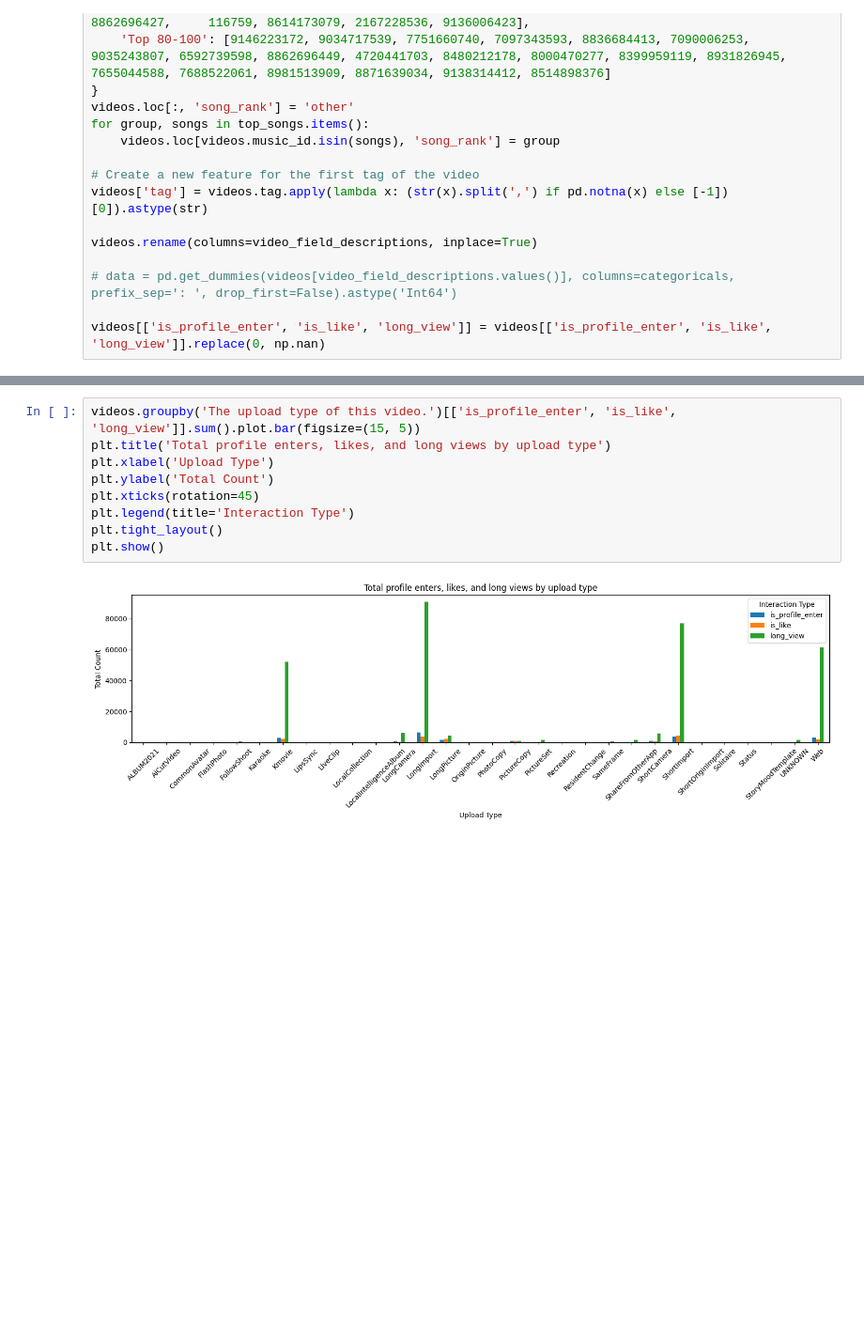
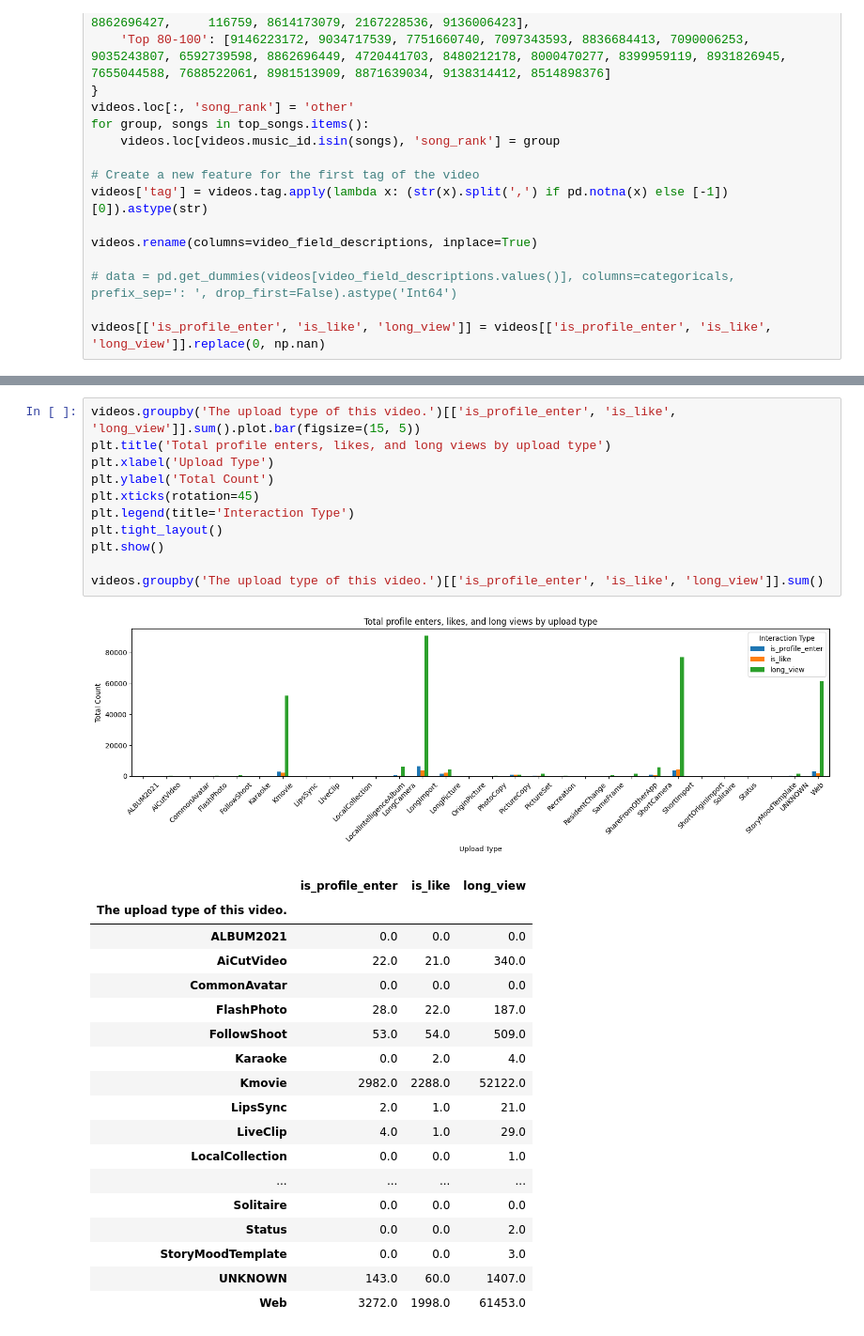
Before and after one commit to RobertDeLaCruzNEU/CS7180-GROUP-007-RecSys, a Jupyter notebook: students/rob/Video EDA.ipynb, the cells around one changed output, grey strips where cells are left out. Shown at 94% size. Drawn from its saved outputs; the diff is of its cells as text; blank space fills up the shorter version.

```diff
--- a/students/rob/Video EDA.ipynb
+++ b/students/rob/Video EDA.ipynb
@@ -491,14 +241,34 @@ plt.show()
 # %%
 videos.groupby('The upload type of this video.')[['is_profile_enter', 'is_like', 'long_view']].sum().plot.bar(figsize=(15, 5))
 plt.title('Total profile enters, likes, and long views by upload type')
 plt.xlabel('Upload Type')
 plt.ylabel('Total Count')
 plt.xticks(rotation=45)
 plt.legend(title='Interaction Type')
 plt.tight_layout()
 plt.show()
+
+videos.groupby('The upload type of this video.')[['is_profile_enter', 'is_like', 'long_view']].sum()
 # %% [output]
 [figure]
+|  | is_profile_enter | is_like | long_view |
+| The upload type of this video. |  |  |  |
+| ALBUM2021 | 0.0 | 0.0 | 0.0 |
+| AiCutVideo | 22.0 | 21.0 | 340.0 |
+| CommonAvatar | 0.0 | 0.0 | 0.0 |
+| FlashPhoto | 28.0 | 22.0 | 187.0 |
+| FollowShoot | 53.0 | 54.0 | 509.0 |
+| Karaoke | 0.0 | 2.0 | 4.0 |
+| Kmovie | 2982.0 | 2288.0 | 52122.0 |
+| LipsSync | 2.0 | 1.0 | 21.0 |
+| LiveClip | 4.0 | 1.0 | 29.0 |
+| LocalCollection | 0.0 | 0.0 | 1.0 |
+| ... | ... | ... | ... |
+| Solitaire | 0.0 | 0.0 | 0.0 |
+| Status | 0.0 | 0.0 | 2.0 |
+| StoryMoodTemplate | 0.0 | 0.0 | 3.0 |
+| UNKNOWN | 143.0 | 60.0 | 1407.0 |
+| Web | 3272.0 | 1998.0 | 61453.0 |
 # %%
 videos.groupby('The rank of the background music of this video in the music library.')[['is_profile_enter', 'is_like', 'long_view']].sum().plot.bar(figsize=(10, 6))
 plt.title('Total profile enters, likes, and long views by background music rank')
```
Also changed, not shown: parts of 9 cells of this notebook, 4 other files.
